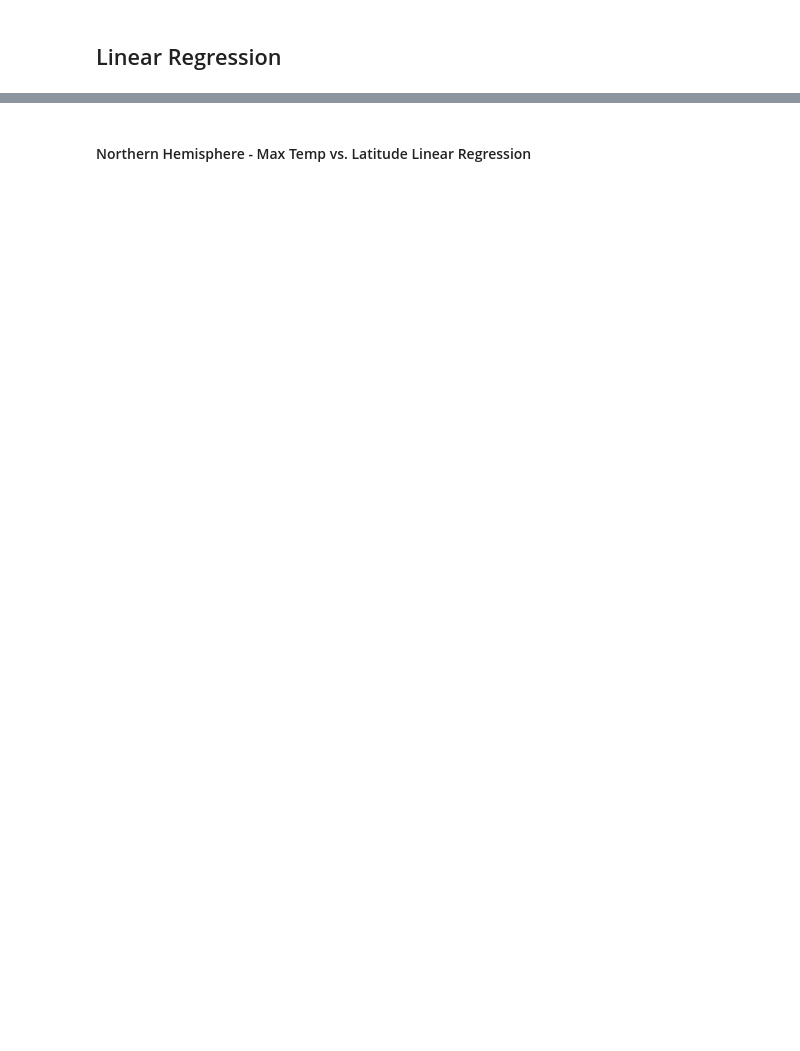
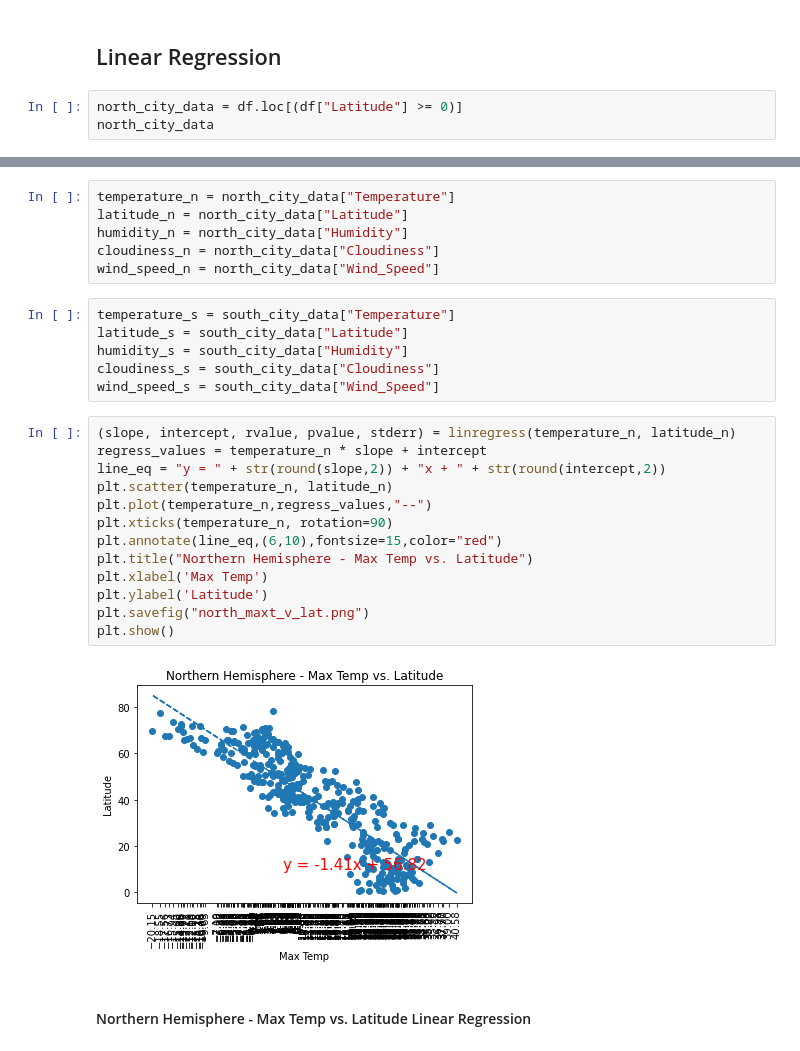
Before and after one commit to candishanks/python-api-challenge, a Jupyter notebook: Weatherpy/WeatherPy.ipynb, the cells around one changed output, grey strips where cells are left out. Drawn from its saved outputs; the diff is of its cells as text; blank space fills up the shorter version.

Commit message:
adding linear regression models

```diff
--- a/Weatherpy/WeatherPy.ipynb
+++ b/Weatherpy/WeatherPy.ipynb
@@ -247,2 +266,5 @@ plt.scatter(temp, lat, marker="o", facecolors="blue", edgecolors="black")
 # %% [markdown]
 ## Linear Regression
+# %%
+north_city_data = df.loc[(df["Latitude"] >= 0)]
+north_city_data
@@ -249,2 +302,29 @@ plt.scatter(temp, lat, marker="o", facecolors="blue", edgecolors="black")
+# %%
+temperature_n = north_city_data["Temperature"]
+latitude_n = north_city_data["Latitude"]
+humidity_n = north_city_data["Humidity"]
+cloudiness_n = north_city_data["Cloudiness"]
+wind_speed_n = north_city_data["Wind_Speed"]
+# %%
+temperature_s = south_city_data["Temperature"]
+latitude_s = south_city_data["Latitude"]
+humidity_s = south_city_data["Humidity"]
+cloudiness_s = south_city_data["Cloudiness"]
+wind_speed_s = south_city_data["Wind_Speed"]
+# %%
+(slope, intercept, rvalue, pvalue, stderr) = linregress(temperature_n, latitude_n)
+regress_values = temperature_n * slope + intercept
+line_eq = "y = " + str(round(slope,2)) + "x + " + str(round(intercept,2))
+plt.scatter(temperature_n, latitude_n)
+plt.plot(temperature_n,regress_values,"--")
+plt.xticks(temperature_n, rotation=90)
+plt.annotate(line_eq,(6,10),fontsize=15,color="red")
+plt.title("Northern Hemisphere - Max Temp vs. Latitude")
+plt.xlabel('Max Temp')
+plt.ylabel('Latitude')
+plt.savefig("north_maxt_v_lat.png")
+plt.show()
+# %% [output]
+[figure, added]
 # %% [markdown]
 ####  Northern Hemisphere - Max Temp vs. Latitude Linear Regression
```
Also changed, not shown: parts of 13 cells of this notebook, 12 other files.
